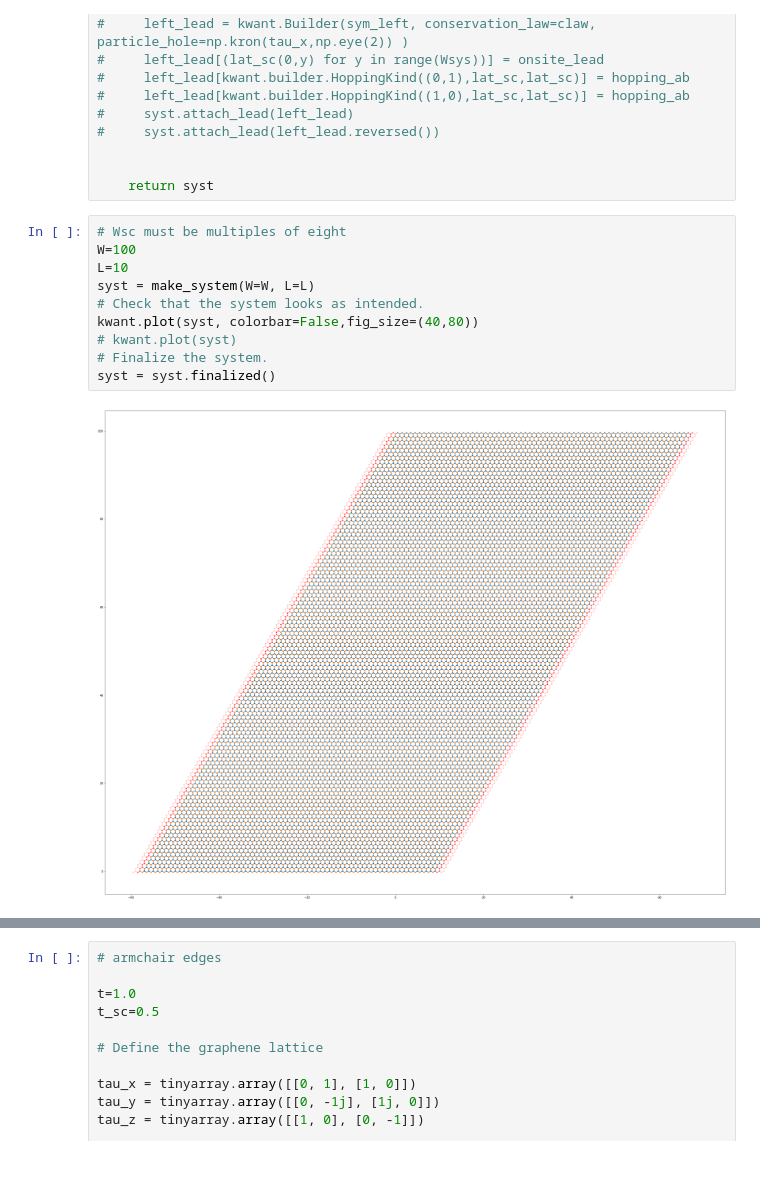
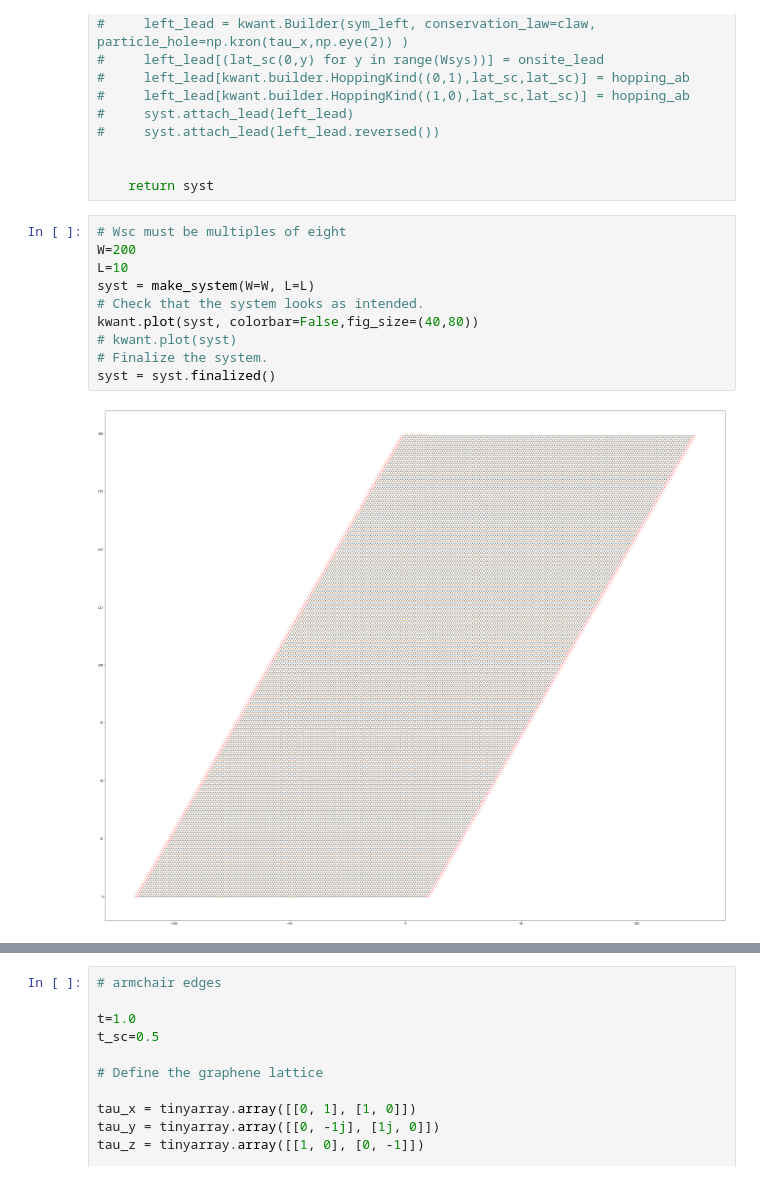
Before and after one commit to hassan-shap/CAR, a Jupyter notebook: graphene_bands.ipynb, the cells around one changed output, grey strips where cells are left out. Saved outputs shown, nothing was run; the diff lists cells and outputs as text.

```diff
--- a/graphene_bands.ipynb
+++ b/graphene_bands.ipynb
@@ -102,16 +102,16 @@ def make_system(salt=13, U0=0.0,
     return syst
 # %%
 # Wsc must be multiples of eight
-W=100
+W=200
 L=10
 syst = make_system(W=W, L=L)
 # Check that the system looks as intended.
 kwant.plot(syst, colorbar=False,fig_size=(40,80))
 # kwant.plot(syst)
 # Finalize the system.
 syst = syst.finalized()
 # %% [output]
-[figure, old version]
+[figure, new version]
 # %%
 mu_lead=2
 mu=0.1
```
Also changed, not shown: parts of 4 cells of this notebook, 13 other files.
